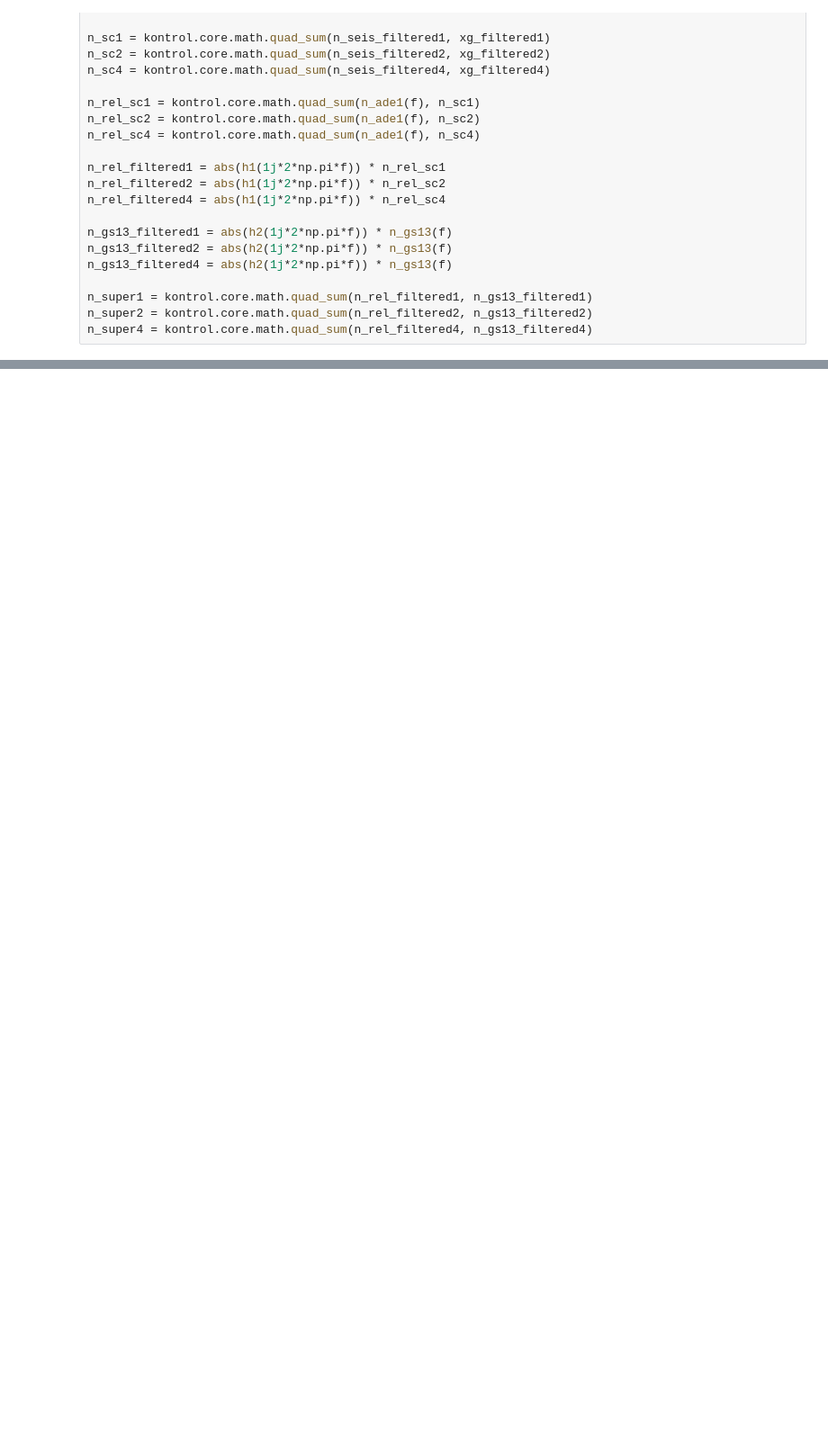
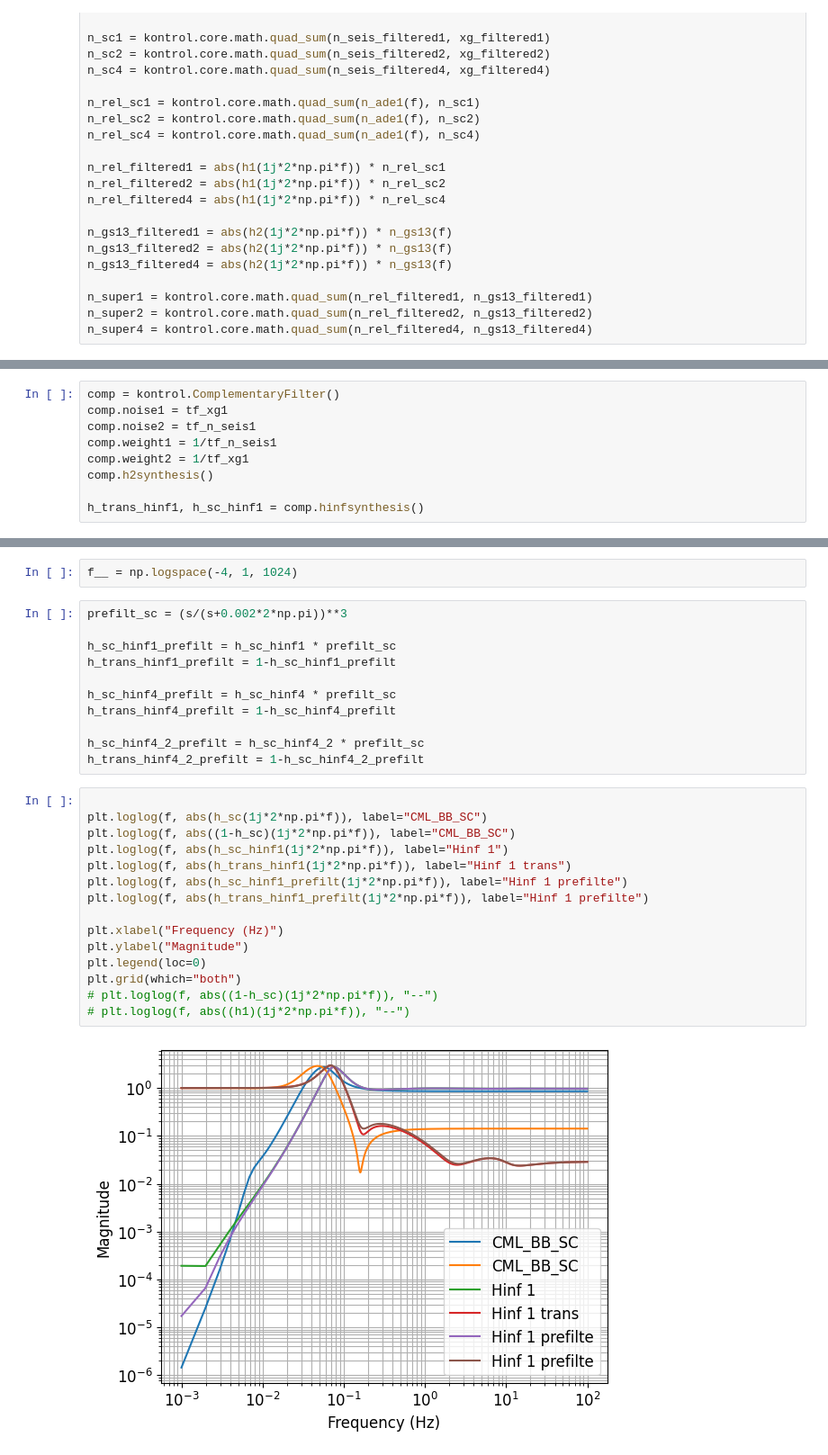
Before and after one commit to terrencetec/seibot, a Jupyter notebook: notebook/ligo_performance.ipynb, the cells around one changed output, grey strips where cells are left out. Shown at 90% size. Saved outputs shown, nothing was run; the diff lists cells and outputs as text; blank space fills up the shorter version.

```diff
--- a/notebook/ligo_performance.ipynb
+++ b/notebook/ligo_performance.ipynb
@@ -179,0 +266,9 @@ plt.grid(which="both")
+# %%
+comp = kontrol.ComplementaryFilter()
+comp.noise1 = tf_xg1
+comp.noise2 = tf_n_seis1
+comp.weight1 = 1/tf_n_seis1
+comp.weight2 = 1/tf_xg1
+comp.h2synthesis()
+
+h_trans_hinf1, h_sc_hinf1 = comp.hinfsynthesis()
@@ -179,0 +302,30 @@ plt.grid(which="both")
+# %%
+f__ = np.logspace(-4, 1, 1024)
+# %%
+prefilt_sc = (s/(s+0.002*2*np.pi))**3
+
+h_sc_hinf1_prefilt = h_sc_hinf1 * prefilt_sc
+h_trans_hinf1_prefilt = 1-h_sc_hinf1_prefilt
+
+h_sc_hinf4_prefilt = h_sc_hinf4 * prefilt_sc
+h_trans_hinf4_prefilt = 1-h_sc_hinf4_prefilt
+
+h_sc_hinf4_2_prefilt = h_sc_hinf4_2 * prefilt_sc
+h_trans_hinf4_2_prefilt = 1-h_sc_hinf4_2_prefilt
+# %%
+
+plt.loglog(f, abs(h_sc(1j*2*np.pi*f)), label="CML_BB_SC")
+plt.loglog(f, abs((1-h_sc)(1j*2*np.pi*f)), label="CML_BB_SC")
+plt.loglog(f, abs(h_sc_hinf1(1j*2*np.pi*f)), label="Hinf 1")
+plt.loglog(f, abs(h_trans_hinf1(1j*2*np.pi*f)), label="Hinf 1 trans")
+plt.loglog(f, abs(h_sc_hinf1_prefilt(1j*2*np.pi*f)), label="Hinf 1 prefilte")
+plt.loglog(f, abs(h_trans_hinf1_prefilt(1j*2*np.pi*f)), label="Hinf 1 prefilte")
+
+plt.xlabel("Frequency (Hz)")
+plt.ylabel("Magnitude")
+plt.legend(loc=0)
+plt.grid(which="both")
+# plt.loglog(f, abs((1-h_sc)(1j*2*np.pi*f)), "--")
+# plt.loglog(f, abs((h1)(1j*2*np.pi*f)), "--")
+# %% [output]
+[figure, added]
```
Also changed, not shown: parts of 40 cells of this notebook, 24 other files.
